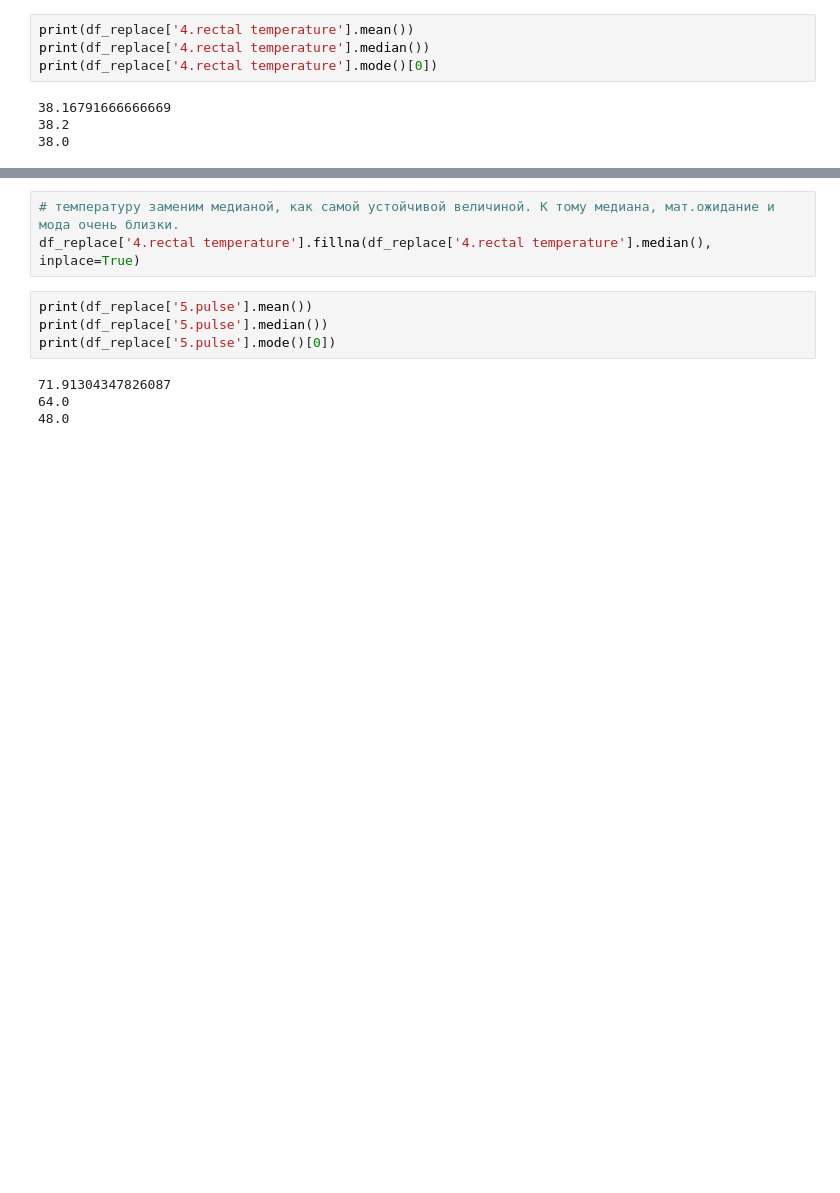
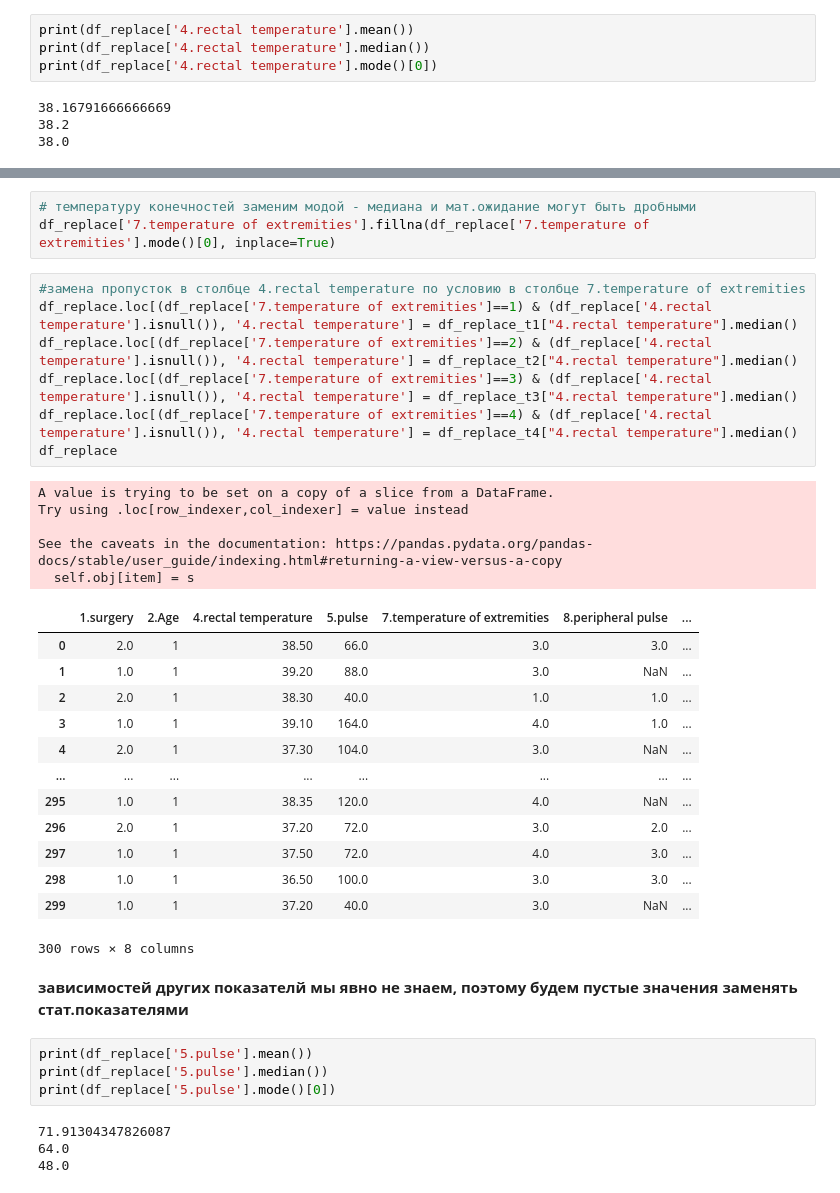
Before and after one commit to DmitryTrufanov/pyda-10-new_stat1, a Jupyter notebook: Solved_HW_Stat_Basics.ipynb, the cells around one changed output, grey strips where cells are left out. Saved outputs shown, nothing was run; the diff lists cells and outputs as text; blank space fills up the shorter version.

```diff
--- a/Solved_HW_Stat_Basics.ipynb
+++ b/Solved_HW_Stat_Basics.ipynb
@@ -188,6 +329,34 @@ print(df_replace['4.rectal temperature'].mode()[0])
 # %%
-# температуру заменим медианой, как самой устойчивой величиной. К тому медиана, мат.ожидание и мода очень близки.
-df_replace['4.rectal temperature'].fillna(df_replace['4.rectal temperature'].median(), inplace=True)
+# температуру конечностей заменим модой - медиана и мат.ожидание могут быть дробными
+df_replace['7.temperature of extremities'].fillna(df_replace['7.temperature of extremities'].mode()[0], inplace=True)
+# %%
+#замена пропусток в столбце 4.rectal temperature по условию в столбце 7.temperature of extremities
+df_replace.loc[(df_replace['7.temperature of extremities']==1) & (df_replace['4.rectal temperature'].isnull()), '4.rectal temperature'] = df_replace_t1["4.rectal temperature"].median()
+df_replace.loc[(df_replace['7.temperature of extremities']==2) & (df_replace['4.rectal temperature'].isnull()), '4.rectal temperature'] = df_replace_t2["4.rectal temperature"].median()
+df_replace.loc[(df_replace['7.temperature of extremities']==3) & (df_replace['4.rectal temperature'].isnull()), '4.rectal temperature'] = df_replace_t3["4.rectal temperature"].median()
+df_replace.loc[(df_replace['7.temperature of extremities']==4) & (df_replace['4.rectal temperature'].isnull()), '4.rectal temperature'] = df_replace_t4["4.rectal temperature"].median()
+df_replace
+# %% [output]
+A value is trying to be set on a copy of a slice from a DataFrame.
+Try using .loc[row_indexer,col_indexer] = value instead
+
+See the caveats in the documentation: https://pandas.pydata.org/pandas-docs/stable/user_guide/indexing.html#returning-a-view-versus-a-copy
+  self.obj[item] = s
+|  | 1.surgery | 2.Age | 4.rectal temperature | 5.pulse | 7.temperature of extremities | 8.peripheral pulse | ... |
+| 0 | 2.0 | 1 | 38.50 | 66.0 | 3.0 | 3.0 | ... |
+| 1 | 1.0 | 1 | 39.20 | 88.0 | 3.0 | NaN | ... |
+| 2 | 2.0 | 1 | 38.30 | 40.0 | 1.0 | 1.0 | ... |
+| 3 | 1.0 | 1 | 39.10 | 164.0 | 4.0 | 1.0 | ... |
+| 4 | 2.0 | 1 | 37.30 | 104.0 | 3.0 | NaN | ... |
+| ... | ... | ... | ... | ... | ... | ... | ... |
+| 295 | 1.0 | 1 | 38.35 | 120.0 | 4.0 | NaN | ... |
+| 296 | 2.0 | 1 | 37.20 | 72.0 | 3.0 | 2.0 | ... |
+| 297 | 1.0 | 1 | 37.50 | 72.0 | 4.0 | 3.0 | ... |
+| 298 | 1.0 | 1 | 36.50 | 100.0 | 3.0 | 3.0 | ... |
+| 299 | 1.0 | 1 | 37.20 | 40.0 | 3.0 | NaN | ... |
+300 rows × 8 columns
+# %% [markdown]
+**зависимостей других показателй мы явно не знаем, поэтому будем пустые значения заменять стат.показателями**
 # %%
 print(df_replace['5.pulse'].mean())
 print(df_replace['5.pulse'].median())
```
Also changed, not shown: parts of 36 cells of this notebook.
